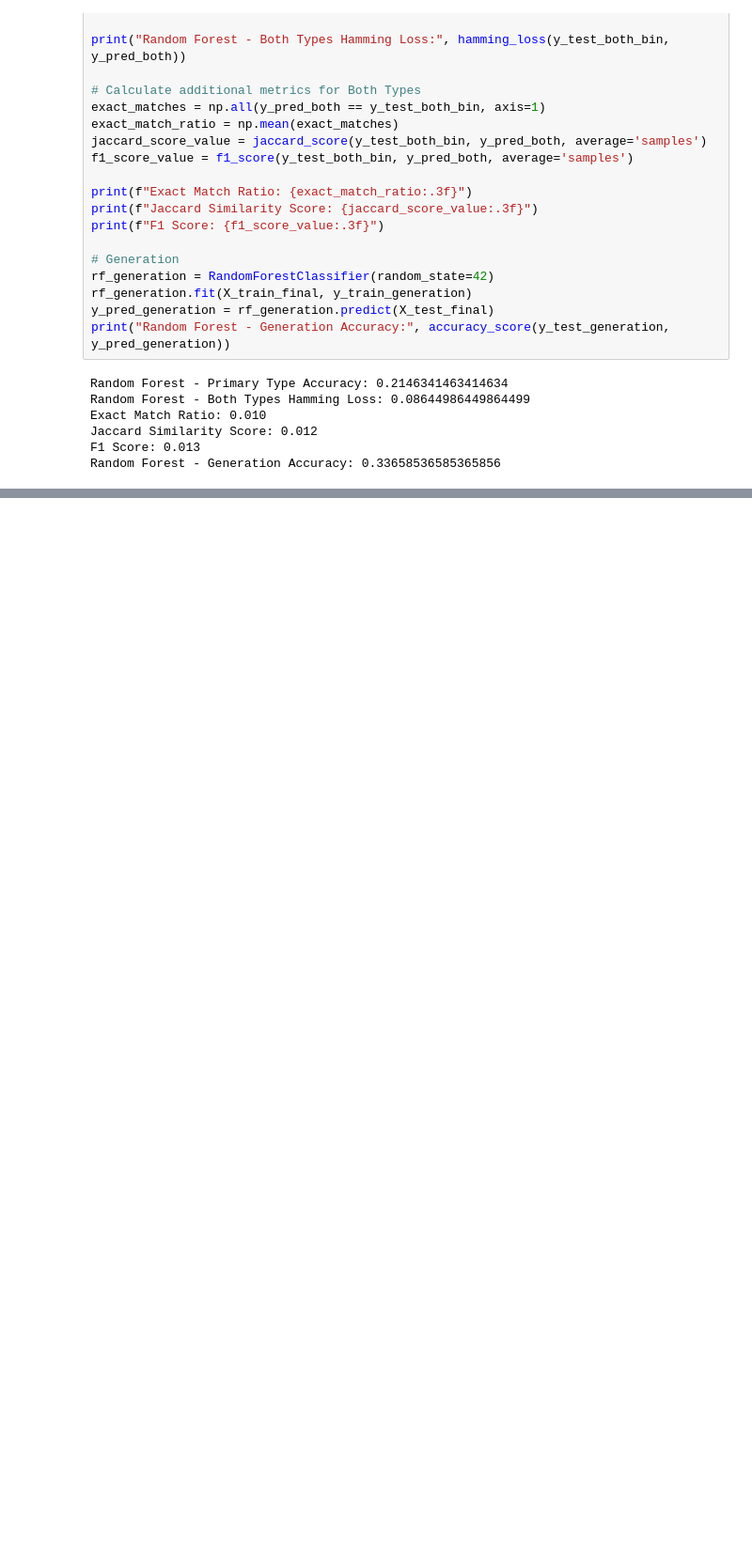
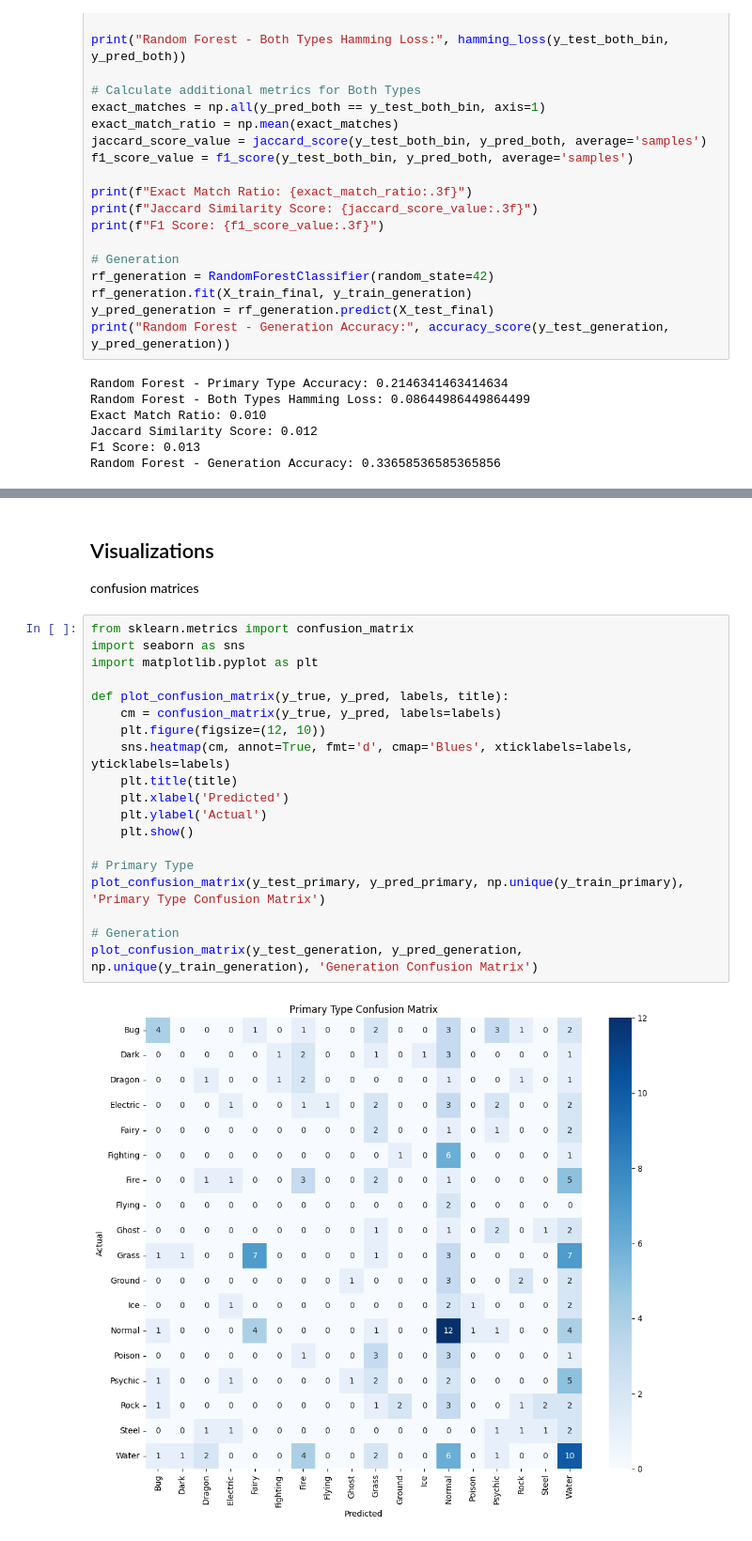
Before and after one commit to marvin-chen/cos-independent-work, a Jupyter notebook: random_forests.ipynb, the cells around one changed output, grey strips where cells are left out. Shown at 94% size. Saved outputs shown, nothing was run; the diff lists cells and outputs as text; blank space fills up the shorter version.

```diff
--- a/random_forests.ipynb
+++ b/random_forests.ipynb
@@ -388,0 +654,24 @@ Random Forest - Generation Accuracy: 0.33658536585365856
+# %% [markdown]
+## Visualizations
+confusion matrices
+# %%
+from sklearn.metrics import confusion_matrix
+import seaborn as sns
+import matplotlib.pyplot as plt
+
+def plot_confusion_matrix(y_true, y_pred, labels, title):
+    cm = confusion_matrix(y_true, y_pred, labels=labels)
+    plt.figure(figsize=(12, 10))
+    sns.heatmap(cm, annot=True, fmt='d', cmap='Blues', xticklabels=labels, yticklabels=labels)
+    plt.title(title)
+    plt.xlabel('Predicted')
+    plt.ylabel('Actual')
+    plt.show()
+
+# Primary Type
+plot_confusion_matrix(y_test_primary, y_pred_primary, np.unique(y_train_primary), 'Primary Type Confusion Matrix')
+
+# Generation
+plot_confusion_matrix(y_test_generation, y_pred_generation, np.unique(y_train_generation), 'Generation Confusion Matrix')
+# %% [output]
+[figure, added]
```
Also changed, not shown: parts of 12 cells of this notebook, 4 other files.
